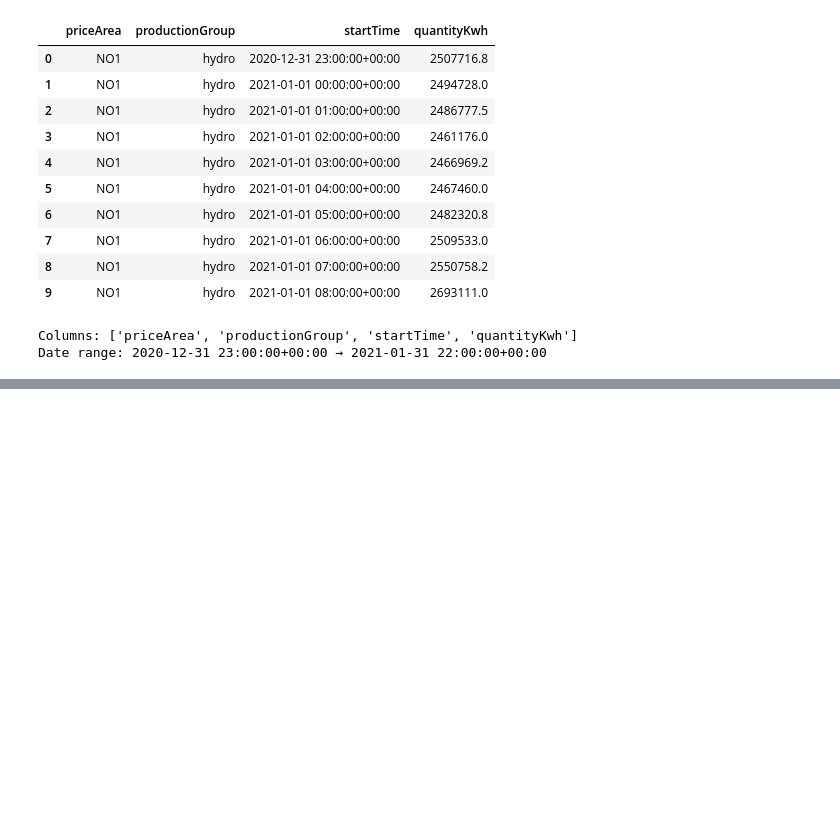
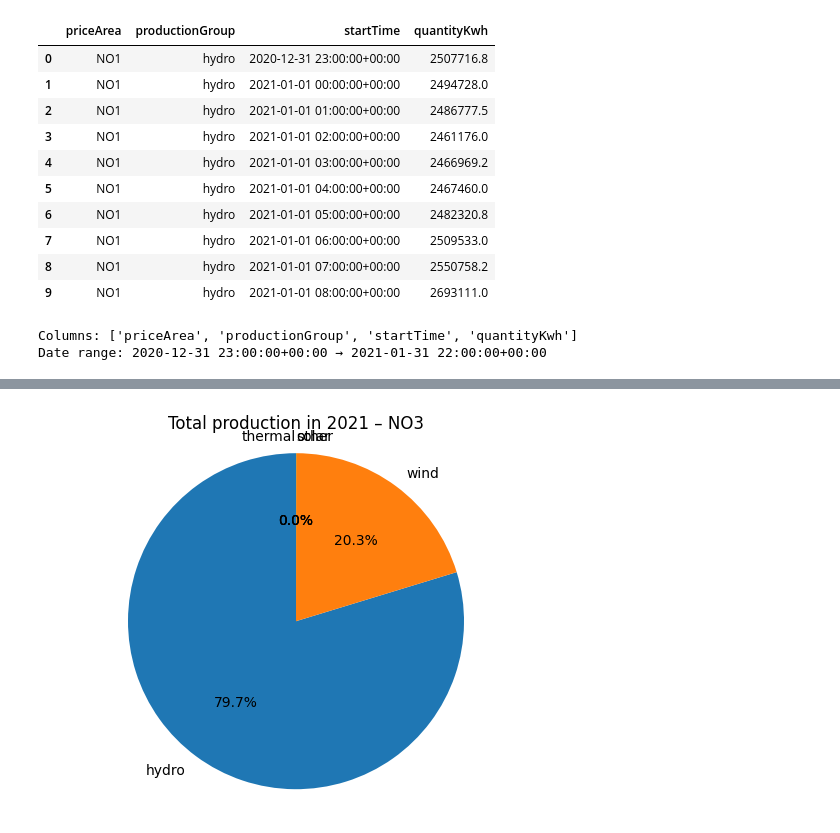
Before and after one commit to TaoM29/IND320-dashboard-basics, a Jupyter notebook: notebooks/part-2.ipynb, the cells around one changed output, grey strips where cells are left out. Drawn from its saved outputs; the diff is of its cells as text; code cells hidden in the pictures; blank space fills up the shorter version.

```diff
--- a/notebooks/part-2.ipynb
+++ b/notebooks/part-2.ipynb
@@ -428,0 +448,22 @@ Rows in Spark DF: 1076765
+# %%
+import matplotlib.pyplot as plt
+
+def plot_pie_year(price_area: str):
+    # Sum by production_group over the full year for the chosen area
+    totals = (df[df["price_area"] == price_area]
+              .groupby("production_group", as_index=False)["quantity_kwh"].sum()
+              .sort_values("quantity_kwh", ascending=False))
+    if totals.empty:
+        print(f"No data for price_area={price_area}")
+        return
+
+    plt.figure()
+    plt.pie(totals["quantity_kwh"], labels=totals["production_group"], autopct="%1.1f%%", startangle=90)
+    plt.title(f"Total production in 2021 – {price_area}")
+    plt.axis("equal")
+    plt.show()
+
+# Usage
+plot_pie_year("NO3")
+# %% [output]
+[figure, added]
```
Also changed, not shown: parts of 11 cells of this notebook.
